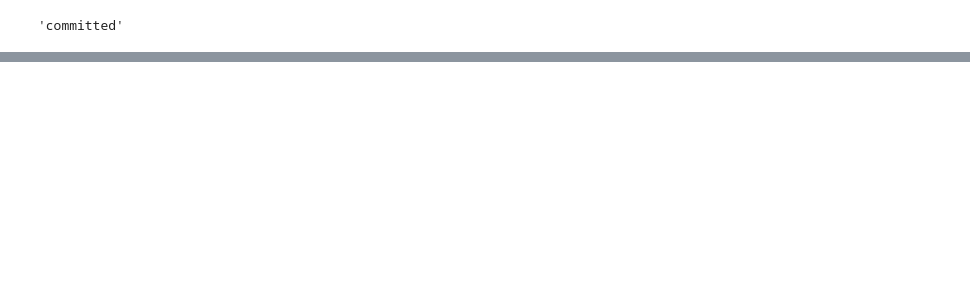
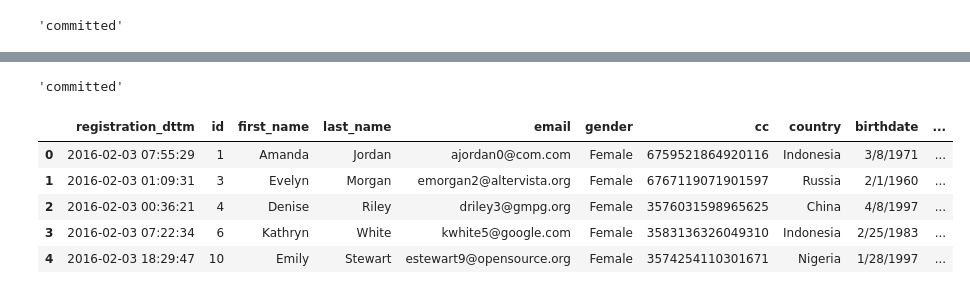
Before and after one commit to alwem82/Bigdata, a Jupyter notebook: governed_table/GovernedTable.ipynb, the cells around one changed output, grey strips where cells are left out. Drawn from its saved outputs; the diff is of its cells as text; code cells hidden in the pictures; blank space fills up the shorter version.

```diff
--- a/governed_table/GovernedTable.ipynb
+++ b/governed_table/GovernedTable.ipynb
@@ -174,0 +188,18 @@ print(f"{end - start:.5f} sec")
+# %%
+wr.lakeformation.commit_transaction(transaction_4)
+transaction = wr.lakeformation.describe_transaction(transaction_4)
+transaction
+# %% [output]
+'committed'
+# %%
+df_add = wr.lakeformation.read_sql_query(
+    sql=f"SELECT * FROM {'governed_demo_table'};",
+    database='governed_demo')
+df_add.head()
+# %% [output]
+|  | registration_dttm | id | first_name | last_name | email | gender | cc | country | birthdate | ... |
+| 0 | 2016-02-03 07:55:29 | 1 | Amanda | Jordan | ajordan0@com.com | Female | 6759521864920116 | Indonesia | 3/8/1971 | ... |
+| 1 | 2016-02-03 01:09:31 | 3 | Evelyn | Morgan | emorgan2@altervista.org | Female | 6767119071901597 | Russia | 2/1/1960 | ... |
+| 2 | 2016-02-03 00:36:21 | 4 | Denise | Riley | driley3@gmpg.org | Female | 3576031598965625 | China | 4/8/1997 | ... |
+| 3 | 2016-02-03 07:22:34 | 6 | Kathryn | White | kwhite5@google.com | Female | 3583136326049310 | Indonesia | 2/25/1983 | ... |
+| 4 | 2016-02-03 18:29:47 | 10 | Emily | Stewart | estewart9@opensource.org | Female | 3574254110301671 | Nigeria | 1/28/1997 | ... |
```
Also changed, not shown: parts of 52 cells of this notebook, 1 other file.
